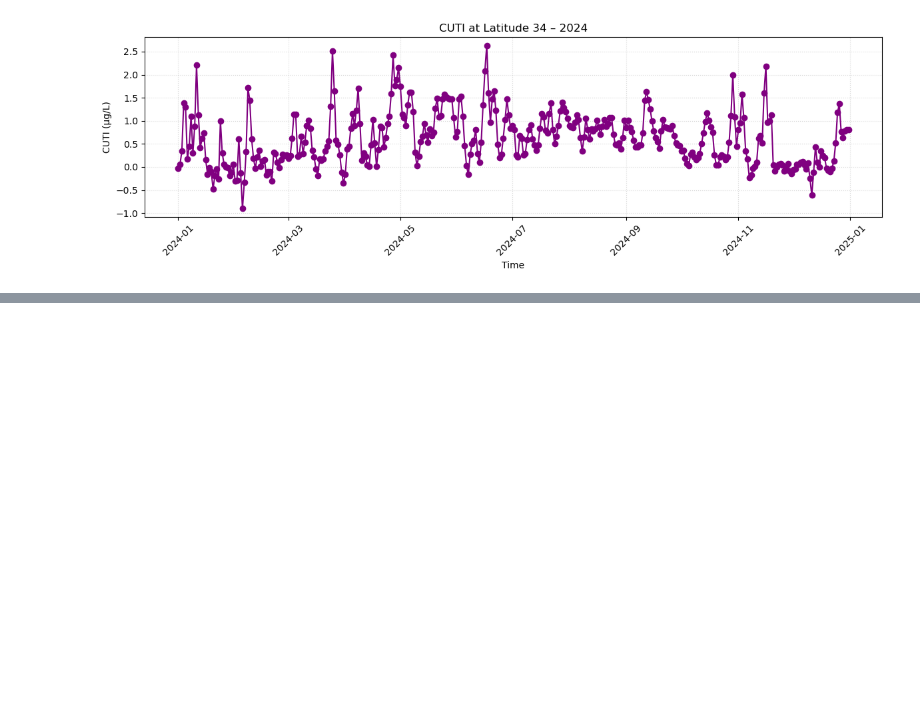
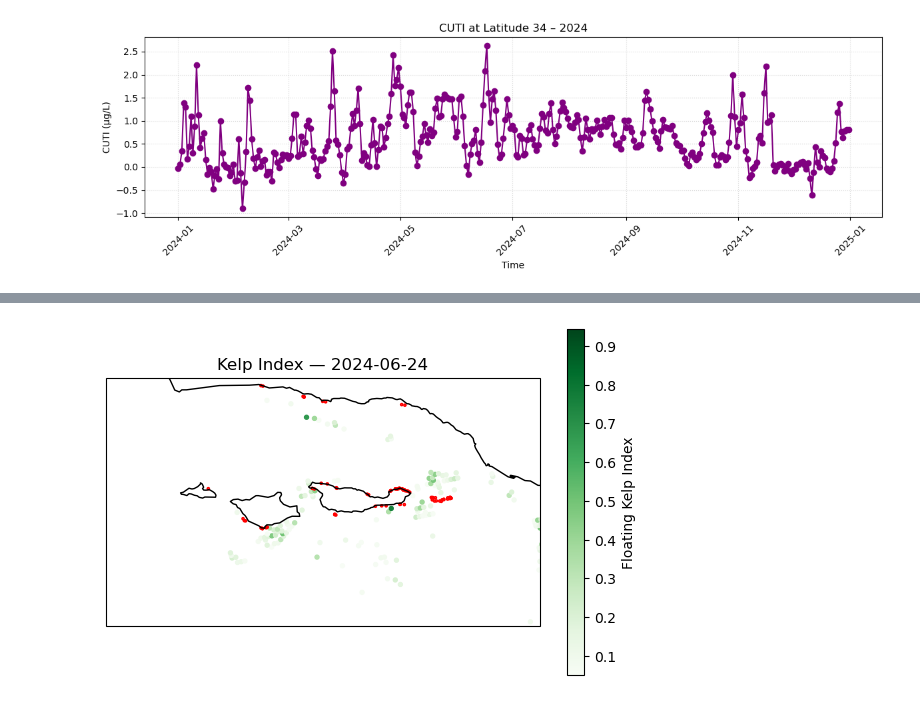
Before and after one commit to fish-pace/2026-proj-kelp-west, a Jupyter notebook: contributor_folders/tena/kelp_color.ipynb, the cells around one changed output, grey strips where cells are left out. Drawn from its saved outputs; the diff is of its cells as text; code cells hidden in the pictures; blank space fills up the shorter version.

```diff
--- a/contributor_folders/tena/kelp_color.ipynb
+++ b/contributor_folders/tena/kelp_color.ipynb
@@ -1008,0 +1350,80 @@ plt.show()
+# %%
+from matplotlib.animation import FuncAnimation
+import cartopy.crs as ccrs
+import cartopy.feature as cfeature
+import numpy as np
+import matplotlib.pyplot as plt
+from matplotlib.patches import Circle
+
+KELP_THRESH = 0.05  # deliberately low for now
+
+fig, ax = plt.subplots(
+    figsize=(7,6),
+    subplot_kw={'projection': ccrs.PlateCarree()}
+)
+
+ax.set_extent([
+    kelp_bbox["lon_min"],
+    kelp_bbox["lon_max"],
+    kelp_bbox["lat_min"],
+    kelp_bbox["lat_max"]
+])
+
+ax.coastlines(resolution="10m")
+ax.add_feature(cfeature.BORDERS, linewidth=0.5)
+
+sc = ax.scatter(
+    [0], [0],
+    s=8,
+    c=[KELP_THRESH],
+    cmap="Greens",
+    vmin=KELP_THRESH,
+    vmax=max(frame["kelp_idx"].max() for frame in frames),  # max across all frames
+    transform=ccrs.PlateCarree()
+)
+
+# add kelp forests
+kelp_circles = []
+for _, row in kelp_points.iterrows():
+    circle = Circle((row["lon"], row["lat"]), 0.003, color='red', fill=False, linewidth=1.5)
+    ax.add_patch(circle)
+    kelp_circles.append(circle)
+
+cbar = plt.colorbar(sc, ax=ax, shrink=0.75)
+cbar.set_label("Floating Kelp Index")
+
+title = ax.set_title("")
+
+def update(i):
+    frame = frames[i]
+
+    kelp = frame["kelp_idx"]
+    lat = frame["lat"]
+    lon = frame["lon"]
+
+    mask = kelp > KELP_THRESH
+
+    print(f"{frame['date'].date()} | kelp pixels:", np.sum(mask))
+
+    if np.sum(mask) == 0:
+        sc.set_offsets(np.empty((0, 2)))
+        sc.set_array(np.array([]))
+    else:
+        offsets = np.column_stack((lon[mask], lat[mask]))
+        sc.set_offsets(offsets)
+        sc.set_array(kelp[mask])
+
+    title.set_text(f"Kelp Index — {frame['date'].date()}")
+    return sc,
+
+anim = FuncAnimation(
+    fig,
+    update,
+    frames=len(frames),
+    interval=800,
+    blit=False
+)
+
+from IPython.display import HTML
+HTML(anim.to_jshtml())
+# %% [output]
@@ -1008,0 +1437 @@ plt.show()
+[figure, added]
```
Also changed, not shown: parts of 23 cells of this notebook, 1 other file.
